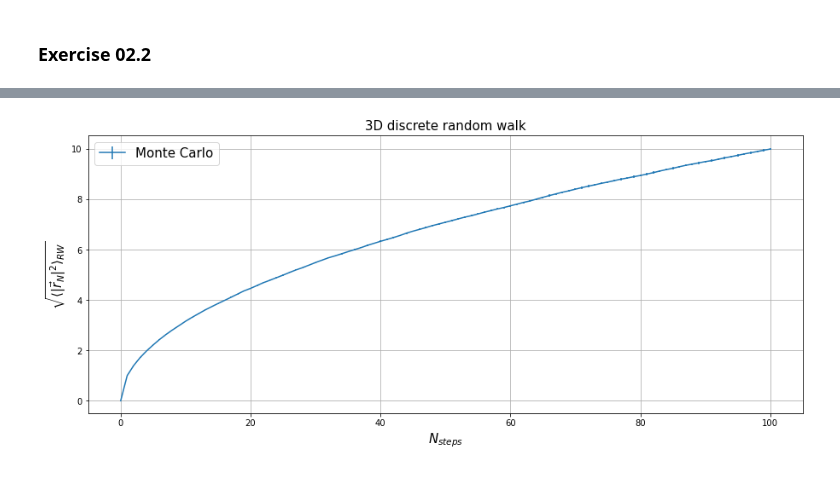
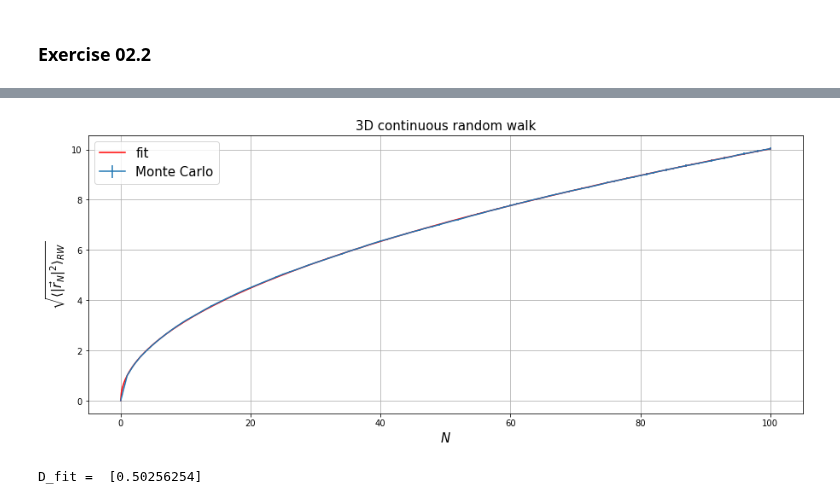
Before and after one commit to lukas-hermans/LSN_exercises, a Jupyter notebook: ex2/LSN_Exercises_02.ipynb, the cells around one changed output, grey strips where cells are left out. Drawn from its saved outputs; the diff is of its cells as text; code cells hidden in the pictures.

```diff
--- a/ex2/LSN_Exercises_02.ipynb
+++ b/ex2/LSN_Exercises_02.ipynb
@@ -89,0 +109,28 @@ plt.show()
+# %%
+# following code produces a runtime warning due to division by zero
+# can be ignored because it leads to nan values for the error on first two N_step values that are handled by plt.errorbar
+
+N_steps, r2_mean, r2_error = np.loadtxt("data/discrete_walk.txt", delimiter=',', skiprows=1, unpack = 'True')
+r_mean = np.sqrt(r2_mean)
+r_error = r2_error / (2*np.sqrt(r2_mean)) # propragate error on squared mean
+
+plt.figure(figsize=(15,6))
+plt.errorbar(N_steps, r_mean, r_error, label='Monte Carlo')
+plt.xlabel(r"$N$", size=15)
+plt.ylabel(r"$\sqrt{\langle |\vec{r}_N|^2 \rangle_{RW}}$", size=15)
+plt.title("3D discrete random walk", size=15)
+
+def fit_func(t, D):
+    return np.sqrt(2*D*t)
+
+from scipy.optimize import curve_fit
+
+D_fit, D_error = curve_fit(fit_func, N_steps, r_mean)
+
+plt.plot(np.linspace(0, 100, 1000), fit_func(np.linspace(0, 100, 1000), D_fit), color='r', label='fit')
+
+plt.grid()
+plt.legend(fontsize=15)
+plt.show()
+
+print("D_fit = ", D_fit)
@@ -90,13 +140,23 @@ plt.show()
 # %%
+N_steps, r2_mean, r2_error = np.loadtxt("data/continuous_walk.txt", delimiter=',', skiprows=1, unpack = 'True')
+r_mean = np.sqrt(r2_mean)
+r_error = r2_error / (2*np.sqrt(r2_mean)) # propragate error on squared mean
+
 plt.figure(figsize=(15,6))
-N_steps, r_mean, r_error = np.loadtxt("data/discrete_walk.txt", delimiter=',', skiprows=1, unpack = 'True')
 plt.errorbar(N_steps, r_mean, r_error, label='Monte Carlo')
-plt.xlabel(r"$N_{steps}$", size=15)
+plt.xlabel(r"$N$", size=15)
 plt.ylabel(r"$\sqrt{\langle |\vec{r}_N|^2 \rangle_{RW}}$", size=15)
-plt.title("3D discrete random walk", size=15)
+plt.title("3D continuous random walk", size=15)
+
+D_fit, D_error = curve_fit(fit_func, N_steps, r_mean)
+
+plt.plot(np.linspace(0, 100, 1000), fit_func(np.linspace(0, 100, 1000), D_fit), color='r', label='fit')
+
 plt.grid()
 plt.legend(fontsize=15)
+plt.show()
 
-plt.show()
+print("D_fit = ", D_fit)
 # %% [output]
-[figure, old version]
+[figure, new version]
+D_fit =  [0.50256254]
```
Also changed, not shown: parts of 3 cells of this notebook, 11 other files.
